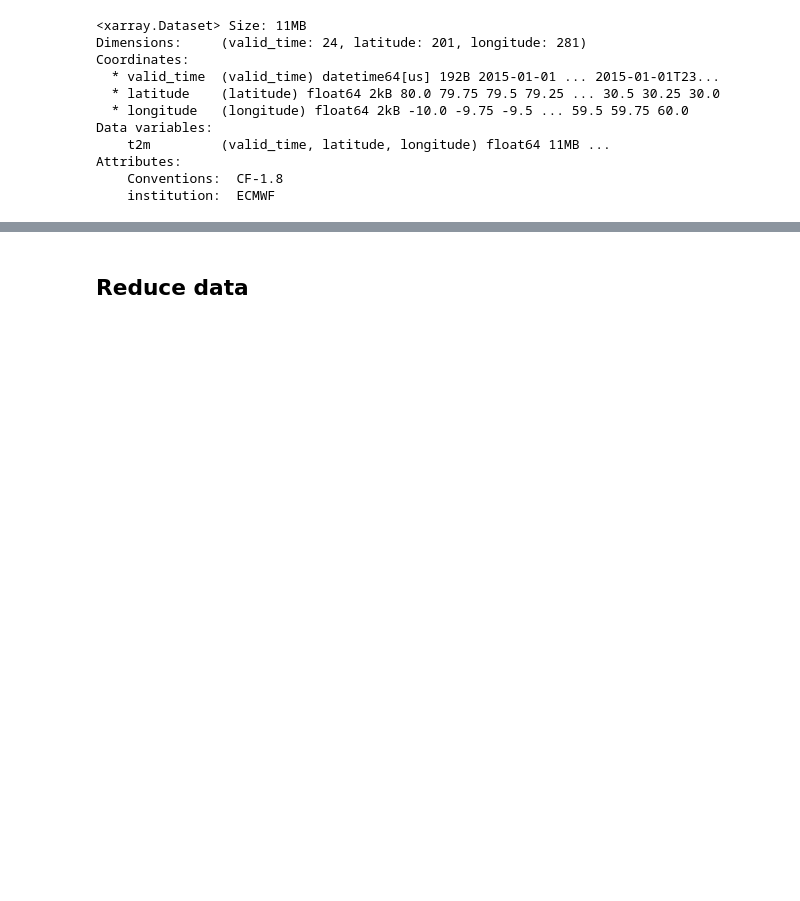
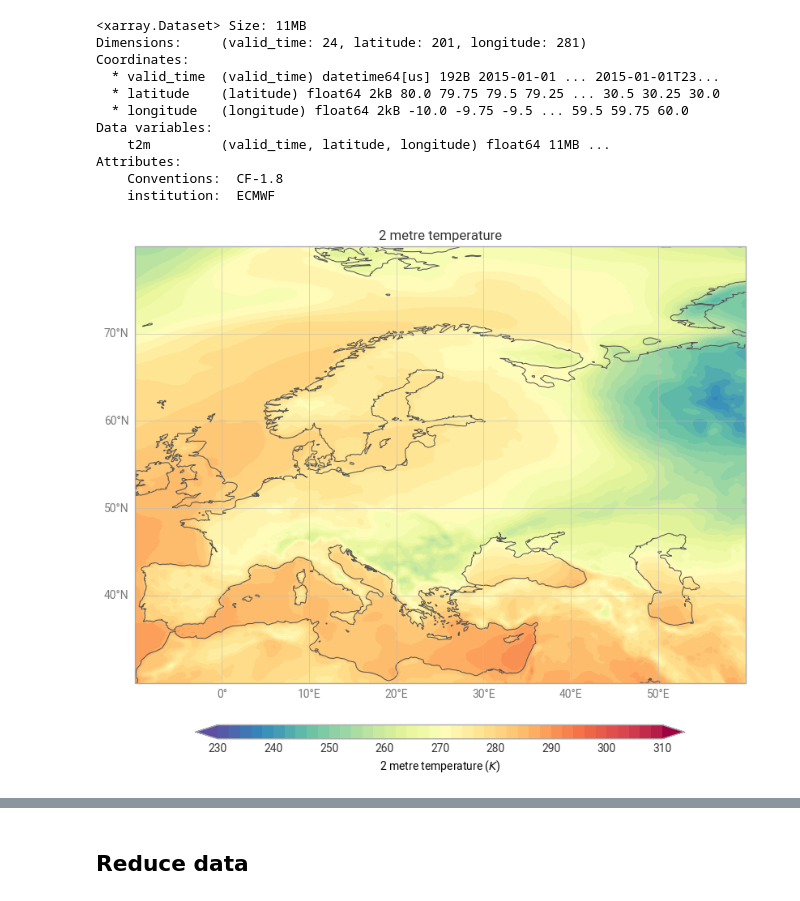
Before and after one commit to ecmwf/earthkit-transforms, a Jupyter notebook: docs/notebooks/spatial/02-era5-reduce-data-over-geometries.ipynb, the cells around one changed output, grey strips where cells are left out. Saved outputs shown, nothing was run; the diff lists cells and outputs as text; code cells hidden in the pictures; blank space fills up the shorter version.

```diff
--- a/docs/notebooks/spatial/02-era5-reduce-data-over-geometries.ipynb
+++ b/docs/notebooks/spatial/02-era5-reduce-data-over-geometries.ipynb
@@ -41,6 +40,10 @@ Data variables:
 Attributes:
     Conventions:  CF-1.8
     institution:  ECMWF
+# %%
+ekp.quickplot(era5_xr.mean(dim="valid_time")).show()
+# %% [output]
+[figure, added]
 # %%
 # Use some demonstration polygons stored, this could be any url or path to geojson file
 remote_nuts_url = earthkit_remote_test_data_file("NUTS_RG_60M_2021_4326_LEVL_0.geojson")
```
Also changed, not shown: parts of 2 cells of this notebook, 8 other files.
